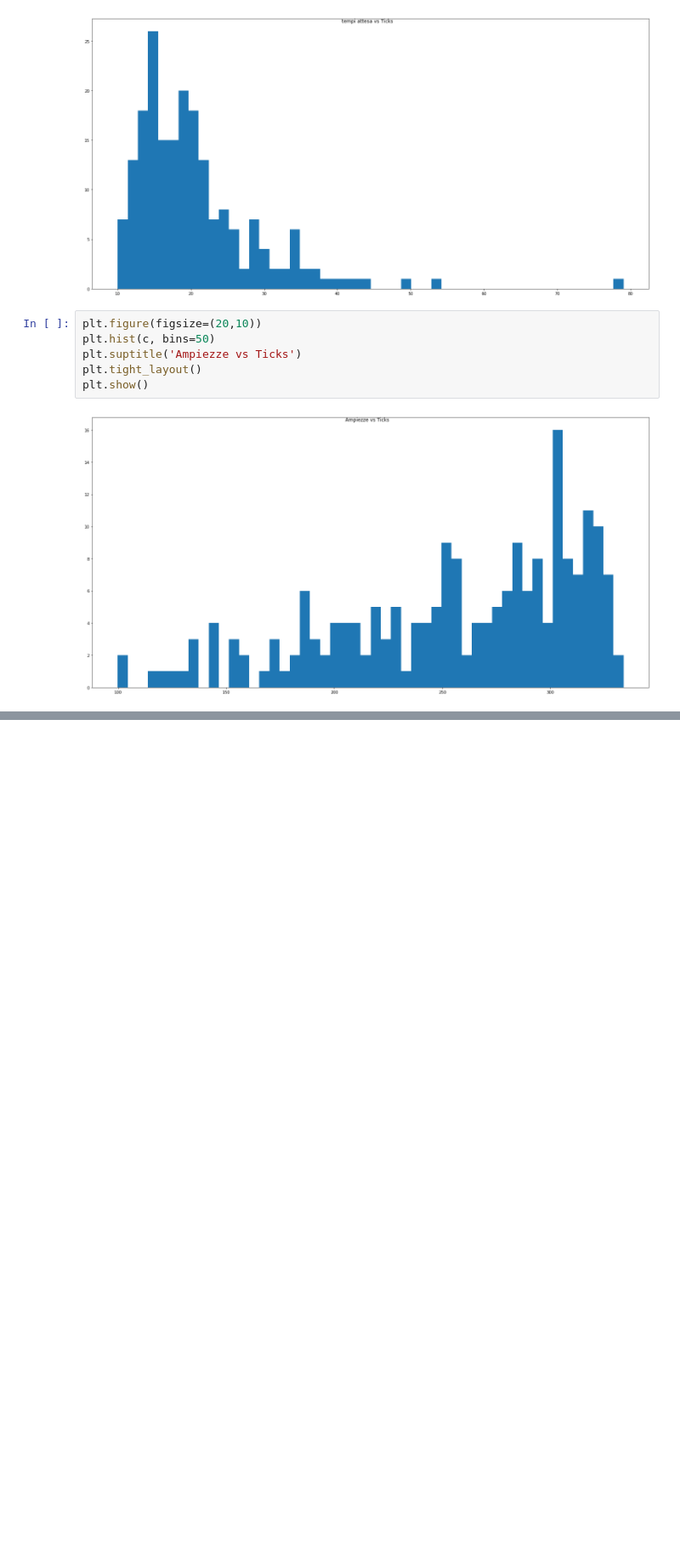
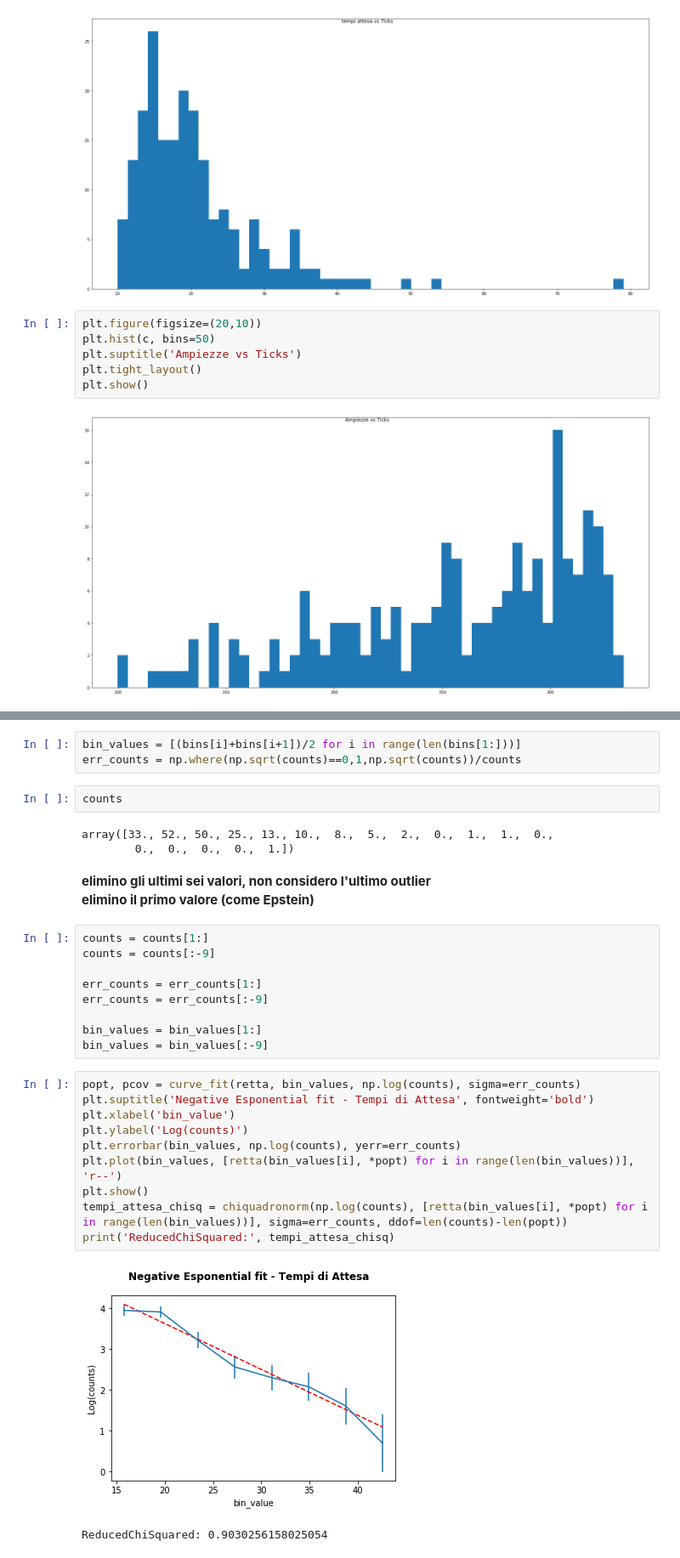
Before and after one commit to jackdeandrea/Econofisica, a Jupyter notebook: 02-metriche_rivolte_norndm.ipynb, the cells around one changed output, grey strips where cells are left out. Shown at 85% size. Cells and saved outputs as stored; diff of their text form; blank space fills up the shorter version.

```diff
--- a/02-metriche_rivolte_norndm.ipynb
+++ b/02-metriche_rivolte_norndm.ipynb
@@ -515,0 +559,33 @@ plt.show()
+# %%
+bin_values = [(bins[i]+bins[i+1])/2 for i in range(len(bins[1:]))]
+err_counts = np.where(np.sqrt(counts)==0,1,np.sqrt(counts))/counts
+# %%
+counts
+# %% [output]
+array([33., 52., 50., 25., 13., 10.,  8.,  5.,  2.,  0.,  1.,  1.,  0.,
+        0.,  0.,  0.,  0.,  1.])
+# %% [markdown]
+**elimino gli ultimi sei valori, non considero l'ultimo outlier
+elimino il primo valore (come Epstein)**
+# %%
+counts = counts[1:]
+counts = counts[:-9]
+
+err_counts = err_counts[1:]
+err_counts = err_counts[:-9]
+
+bin_values = bin_values[1:]
+bin_values = bin_values[:-9]
+# %%
+popt, pcov = curve_fit(retta, bin_values, np.log(counts), sigma=err_counts)
+plt.suptitle('Negative Esponential fit - Tempi di Attesa', fontweight='bold')
+plt.xlabel('bin_value')
+plt.ylabel('Log(counts)')
+plt.errorbar(bin_values, np.log(counts), yerr=err_counts)
+plt.plot(bin_values, [retta(bin_values[i], *popt) for i in range(len(bin_values))], 'r--')
+plt.show()
+tempi_attesa_chisq = chiquadronorm(np.log(counts), [retta(bin_values[i], *popt) for i in range(len(bin_values))], sigma=err_counts, ddof=len(counts)-len(popt))
+print('ReducedChiSquared:', tempi_attesa_chisq)
+# %% [output]
+[figure, added]
+ReducedChiSquared: 0.9030256158025054
```
Also changed, not shown: parts of 21 cells of this notebook.
